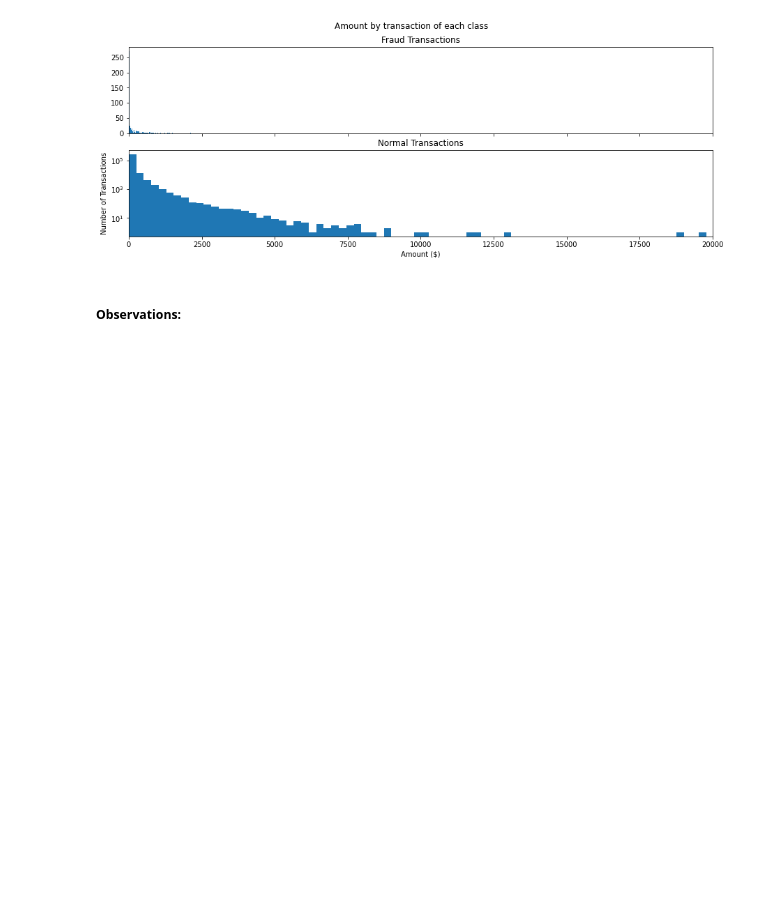
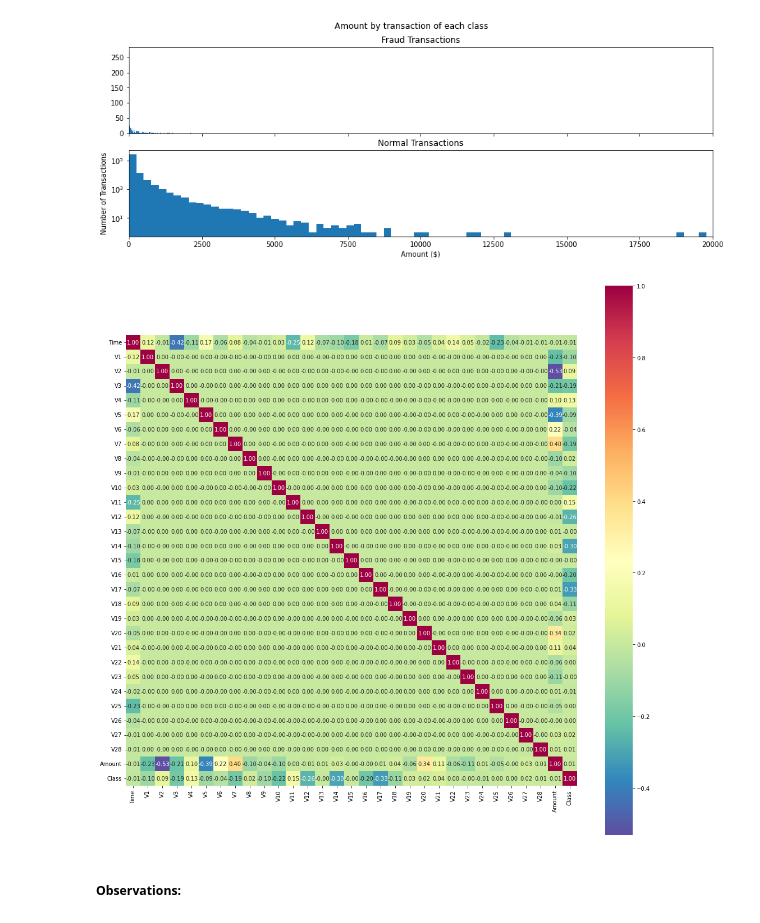
Before and after one commit to hari4742/credit-card-fraud-detection-using-ml, a Jupyter notebook: credit_card_fraud_detection.ipynb, the cells around one changed output. Drawn from its saved outputs; the diff is of its cells as text; code cells hidden in the pictures; blank space fills up the shorter version.

```diff
--- a/credit_card_fraud_detection.ipynb
+++ b/credit_card_fraud_detection.ipynb
@@ -169,6 +169,21 @@ plt.yscale('log') #to change the scalling of the values for better visual
 plt.show()
 # %% [output]
 [figure]
+# %%
+corrmat = data.corr()
+plt.figure(figsize=(18, 18))
+hm = sns.heatmap(corrmat,
+                 cbar=True,
+                 annot=True,
+                 square=True,
+                 fmt='.2f',
+                 annot_kws={'size': 10},
+                 yticklabels=data.columns,
+                 xticklabels=data.columns,
+                 cmap="Spectral_r")
+plt.show()
+# %% [output]
+[figure, added]
 # %% [markdown]
 ##### Observations:
 # %% [markdown]
```
Also changed, not shown: parts of 2 cells of this notebook, 1 other file.
